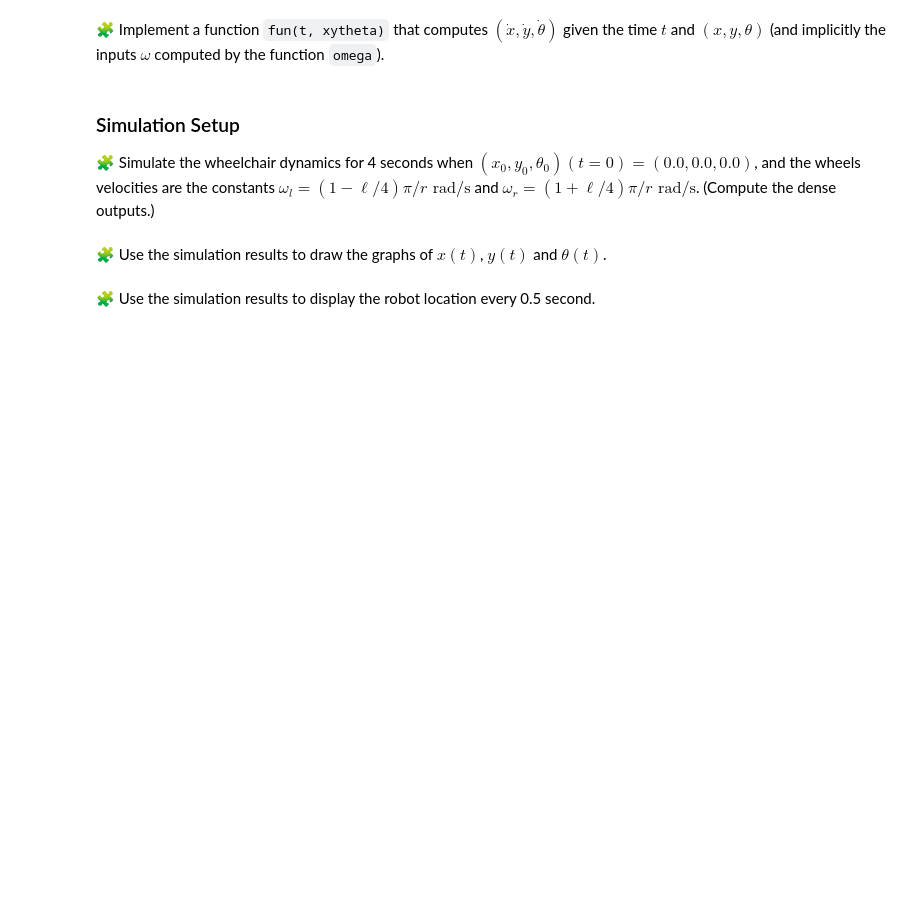
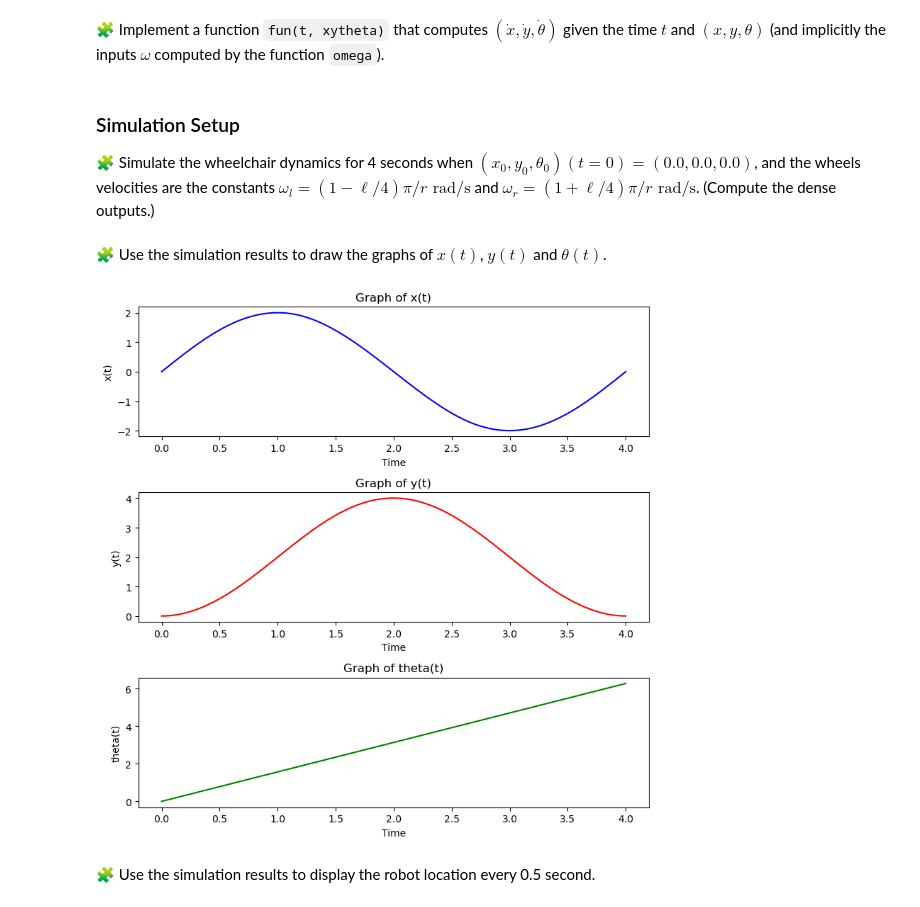
Before and after one commit to Nezar-ELMESSNAOUI/control-engineering-with-python-project-2023-2024, a Jupyter notebook: Project-part-1.ipynb, the cells around one changed output. Drawn from its saved outputs; the diff is of its cells as text; code cells hidden in the pictures; blank space fills up the shorter version.

Commit message:
simulation setup

```diff
--- a/Project-part-1.ipynb
+++ b/Project-part-1.ipynb
@@ -197,2 +195,4 @@ pass
+# %%
+simul = solve_ivp(fun=fun, t_span =(0.0, 4.0), y0=[0.0, 0.0, 0.0], dense_output=True)
 # %% [markdown]
 🧩 Use the simulation results to draw the graphs of $x(t)$, $y(t)$ and $\theta(t)$.
@@ -201,2 +199,32 @@ pass
+# %%
+# Extracting the solution
+t = np.linspace(0.0, 4.0, 100)
+x_t, y_t, theta_t = simul["sol"](t)
+
+# Plotting
+figure(figsize=(8, 8))
+
+subplot(3, 1, 1)
+plot(t, x_t, 'b-')
+xlabel('Time')
+ylabel('x(t)')
+title('Graph of x(t)')
+
+subplot(3, 1, 2)
+plot(t, y_t, 'r-')
+xlabel('Time')
+ylabel('y(t)')
+title('Graph of y(t)')
+
+subplot(3, 1, 3)
+plot(t, theta_t, 'g-')
+xlabel('Time')
+ylabel('theta(t)')
+title('Graph of theta(t)')
+
+tight_layout()
+show()
+# %% [output]
+[figure, added]
 # %% [markdown]
 🧩 Use the simulation results to display the robot location every 0.5 second.
```
Also changed, not shown: parts of 4 cells of this notebook.
